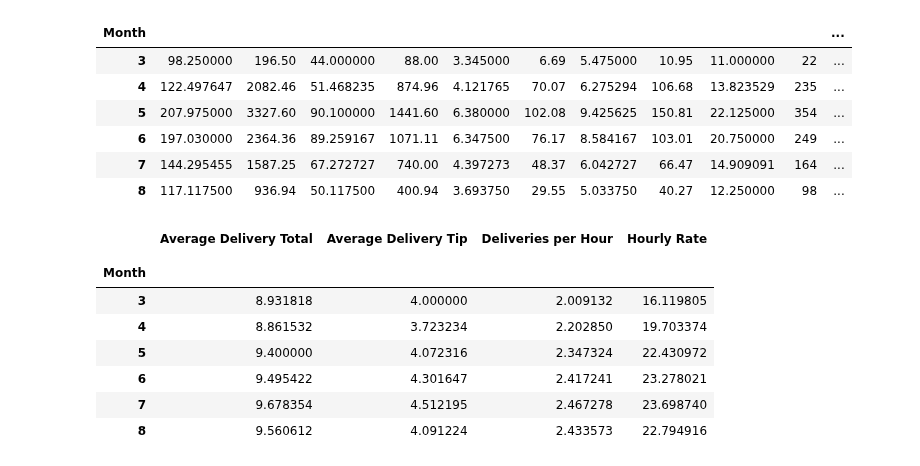
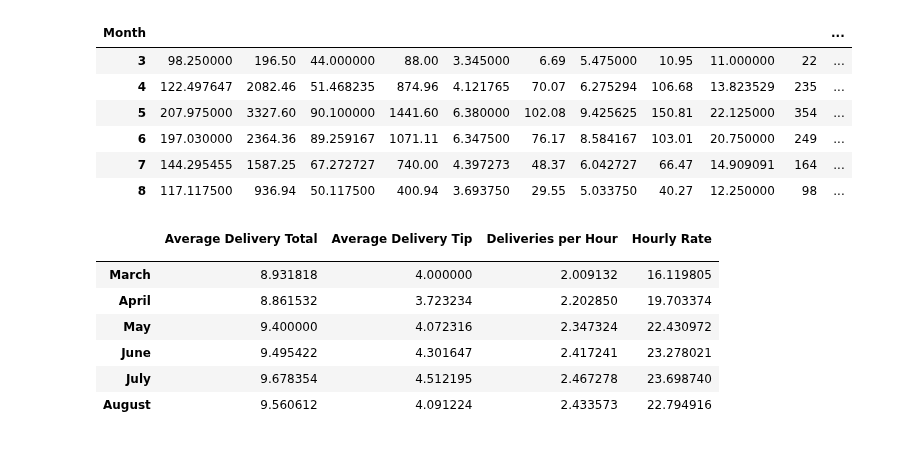
Before and after one commit to Crawford92/DeliveryData, a Jupyter notebook: stats.ipynb, the cells around one changed output. Saved outputs shown, nothing was run; the diff lists cells and outputs as text; code cells hidden in the pictures.

```diff
--- a/stats.ipynb
+++ b/stats.ipynb
@@ -907,39 +907,38 @@ tempDF
 
 #HourlyRate is fine
 #Delivery Total average is Total.sum/Deliveries.sum
 #Tip Total avg is Tip.sum/Deliveries.sum
 #Deliveries/Hour is Deliveries.sum/Dash.sum
 
 #tempDF.iloc[0]["Total"]["mean"]
 tempDF1 = tempDF.copy()
 tempDF1["Average Delivery Total"] = tempDF["Total"]["sum"] / tempDF["Deliveries"]["sum"]
 tempDF1["Average Delivery Tip"] = tempDF["Tip"]["sum"] / tempDF["Deliveries"]["sum"]
 tempDF1["Deliveries per Hour"] = tempDF["Deliveries"]["sum"] / tempDF["Dash"]["sum"]
 #Not sure how to select a multindex, can't do [["hourlyr"]]
 #tempDF1[tempDF1.columns[10]] THIS IS SELECTS THE HOURLY RATE COLUMN, DO WE JUST ADD A NEW COLUMN WITH THOSE VALUES?
 #We do for now
 tempDF1["Hourly Rate"] = tempDF1[tempDF1.columns[10]]
 
 
 tempDF1 = tempDF1[["Average Delivery Total", "Average Delivery Tip", "Deliveries per Hour", "Hourly Rate"]]
 #tempDF1.dtypes
 
 #This is lazy, should either get dt.month name somehow, check datetime options
 #or func to convert num to string, dont hardcode
 #tempDF1 = tempDF1.reindex(["March", "April", "May", "June", "July", "August"])
 new_index = ["March", "April", "May", "June", "July", "August"]
-tempDF1.set_index(pd.Series(new_index))
+tempDF1 = tempDF1.set_index(pd.Series(new_index))
 #THIS DOESN'T WORK
 
 tempDF1
 # %% [output]
 |  | Average Delivery Total | Average Delivery Tip | Deliveries per Hour | Hourly Rate |
 |  |  |  |  |  |
-| Month |  |  |  |  |
-| 3 | 8.931818 | 4.000000 | 2.009132 | 16.119805 |
-| 4 | 8.861532 | 3.723234 | 2.202850 | 19.703374 |
-| 5 | 9.400000 | 4.072316 | 2.347324 | 22.430972 |
-| 6 | 9.495422 | 4.301647 | 2.417241 | 23.278021 |
-| 7 | 9.678354 | 4.512195 | 2.467278 | 23.698740 |
-| 8 | 9.560612 | 4.091224 | 2.433573 | 22.794916 |
+| March | 8.931818 | 4.000000 | 2.009132 | 16.119805 |
+| April | 8.861532 | 3.723234 | 2.202850 | 19.703374 |
+| May | 9.400000 | 4.072316 | 2.347324 | 22.430972 |
+| June | 9.495422 | 4.301647 | 2.417241 | 23.278021 |
+| July | 9.678354 | 4.512195 | 2.467278 | 23.698740 |
+| August | 9.560612 | 4.091224 | 2.433573 | 22.794916 |
 # %%
```
Also changed, not shown: parts of 7 cells of this notebook.
